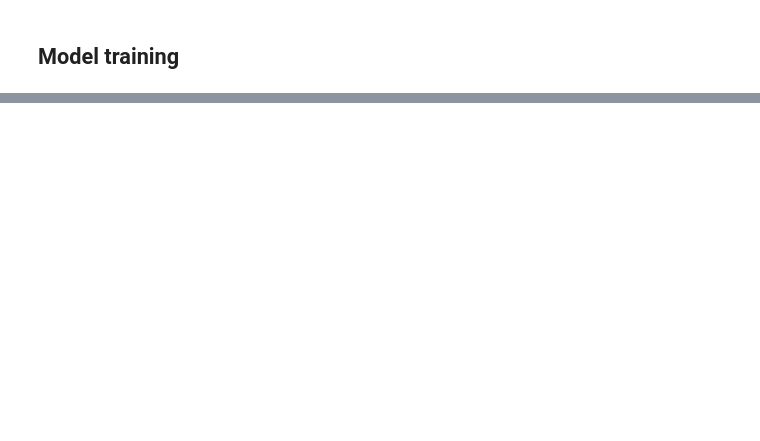
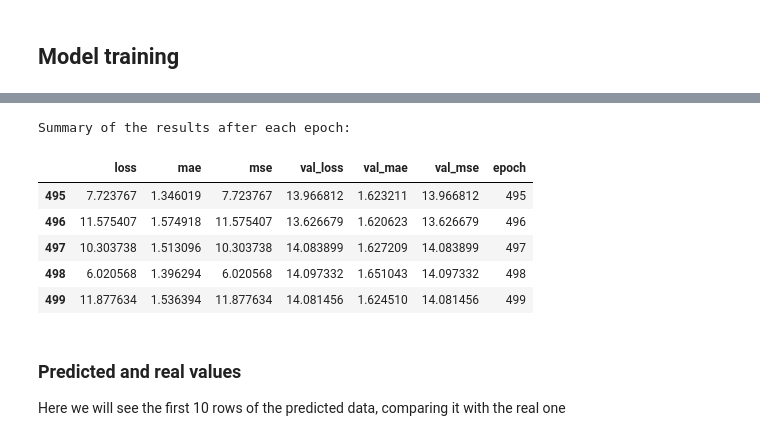
Before and after one commit to fransbompart/internship_UCAB, a Jupyter notebook: script_neural_network.ipynb, the cells around one changed output, grey strips where cells are left out. Saved outputs shown, nothing was run; the diff lists cells and outputs as text; code cells hidden in the pictures; blank space fills up the shorter version.

Commit message:
First model almost done

```diff
--- a/script_neural_network.ipynb
+++ b/script_neural_network.ipynb
@@ -223,2 +246,34 @@ _________________________________________________________________
+# %%
+checkpoint_path = r".\data-clickup.ckpt"
+
+# Create a callback that saves the model's weights
+ckpt_callback = tf.keras.callbacks.ModelCheckpoint(filepath=checkpoint_path,
+                                                 monitor='val_loss', # or val_accuracy if you have it.
+                                                 save_best_only=True, # Default false. If you don't change the file name then the output will be overritten at each step and only the last model will be saved.
+                                                 save_weights_only=True, # True => model.save_weights (weights and no structure, you need JSON file for structure), False => model.save (saves weights & structure)
+                                                 verbose=0,
+                                                  )
 # %% [markdown]
 ## Model training
+# %%
+%%time
+epochs = 500 # number of iterations that the model will be fit it at once
+batch_size = 30 # number of samples that will be used to fit the model at once
+
+model = build_firts_model_two_hidden_layers()
+print("Summary of the selected model")
+model.summary()
+
+history = model.fit(
+    normed_train_data,
+    train_label,
+    batch_size=batch_size,
+    epochs=epochs,
+    verbose=0,
+    shuffle=True,
+    steps_per_epoch = int(normed_train_data.shape[0] / batch_size),
+    validation_data=(normed_validation_data, validation_label),
+    callbacks=[
+        tfdocs.modeling.EpochDots(),
+        ckpt_callback]
+)
@@ -224,0 +298,17 @@ _________________________________________________________________
+# %%
+print("Summary of the results after each epoch:")
+history_dataset = pd.DataFrame(history.history)
+history_dataset['epoch'] = history.epoch
+history_dataset.tail()
+# %% [output]
+Summary of the results after each epoch:
+|  | loss | mae | mse | val_loss | val_mae | val_mse | epoch |
+| 495 | 7.723767 | 1.346019 | 7.723767 | 13.966812 | 1.623211 | 13.966812 | 495 |
+| 496 | 11.575407 | 1.574918 | 11.575407 | 13.626679 | 1.620623 | 13.626679 | 496 |
+| 497 | 10.303738 | 1.513096 | 10.303738 | 14.083899 | 1.627209 | 14.083899 | 497 |
+| 498 | 6.020568 | 1.396294 | 6.020568 | 14.097332 | 1.651043 | 14.097332 | 498 |
+| 499 | 11.877634 | 1.536394 | 11.877634 | 14.081456 | 1.624510 | 14.081456 | 499 |
+# %% [markdown]
+### Predicted and real values
+
+Here we will see the first 10 rows of the predicted data, comparing it with the real one
```
Also changed, not shown: parts of 10 cells of this notebook.
